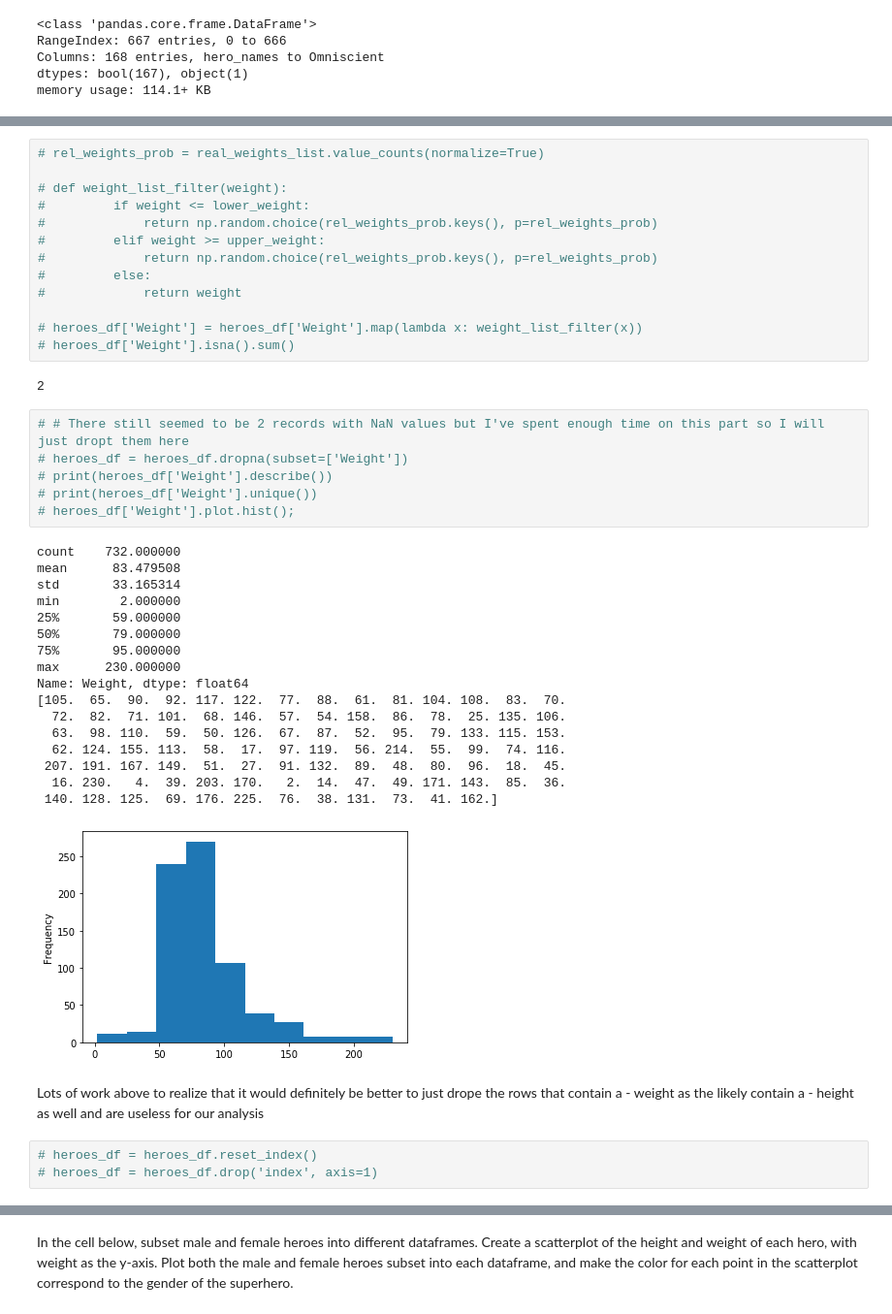
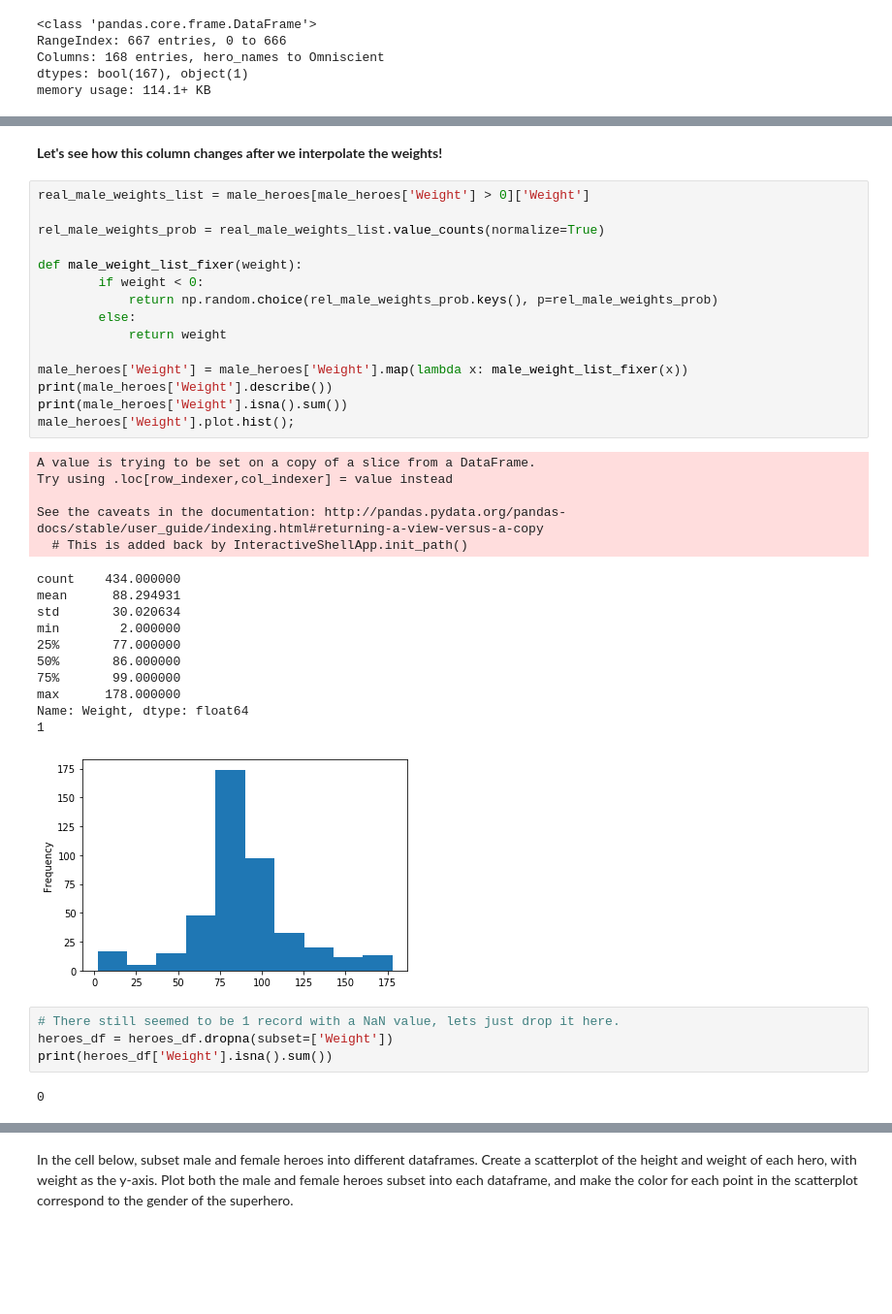
Before and after one commit to tcastanley/dsc-data-cleaning-project-onl01-dtsc-ft-052620, a Jupyter notebook: index.ipynb, the cells around one changed output, grey strips where cells are left out. Shown at 97% size. Drawn from its saved outputs; the diff is of its cells as text; blank space fills up the shorter version.

```diff
--- a/index.ipynb
+++ b/index.ipynb
@@ -221,44 +292,40 @@ heroes_df[heroes_df['Weight'] == -99]
+# %% [markdown]
+**Let's see how this column changes after we interpolate the weights!**
 # %%
-# rel_weights_prob = real_weights_list.value_counts(normalize=True)
+real_male_weights_list = male_heroes[male_heroes['Weight'] > 0]['Weight']
 
-# def weight_list_filter(weight):
-#         if weight <= lower_weight:
-#             return np.random.choice(rel_weights_prob.keys(), p=rel_weights_prob)
-#         elif weight >= upper_weight:
-#             return np.random.choice(rel_weights_prob.keys(), p=rel_weights_prob)
-#         else:
-#             return weight
+rel_male_weights_prob = real_male_weights_list.value_counts(normalize=True)
 
-# heroes_df['Weight'] = heroes_df['Weight'].map(lambda x: weight_list_filter(x))
-# heroes_df['Weight'].isna().sum()
+def male_weight_list_fixer(weight):
+        if weight < 0:
+            return np.random.choice(rel_male_weights_prob.keys(), p=rel_male_weights_prob)
+        else:
+            return weight
+
+male_heroes['Weight'] = male_heroes['Weight'].map(lambda x: male_weight_list_fixer(x))
+print(male_heroes['Weight'].describe())
+print(male_heroes['Weight'].isna().sum())
+male_heroes['Weight'].plot.hist();
 # %% [output]
-2
+A value is trying to be set on a copy of a slice from a DataFrame.
+Try using .loc[row_indexer,col_indexer] = value instead
+
+See the caveats in the documentation: http://pandas.pydata.org/pandas-docs/stable/user_guide/indexing.html#returning-a-view-versus-a-copy
+  # This is added back by InteractiveShellApp.init_path()
+count    434.000000
+mean      88.294931
+std       30.020634
+min        2.000000
+25%       77.000000
+50%       86.000000
+75%       99.000000
+max      178.000000
+Name: Weight, dtype: float64
+1
+[figure, added]
 # %%
-# # There still seemed to be 2 records with NaN values but I've spent enough time on this part so I will just dropt them here
-# heroes_df = heroes_df.dropna(subset=['Weight'])
-# print(heroes_df['Weight'].describe())
-# print(heroes_df['Weight'].unique())
-# heroes_df['Weight'].plot.hist();
+# There still seemed to be 1 record with a NaN value, lets just drop it here.
+heroes_df = heroes_df.dropna(subset=['Weight'])
+print(heroes_df['Weight'].isna().sum())
 # %% [output]
-count    732.000000
-mean      83.479508
-std       33.165314
-min        2.000000
-25%       59.000000
-50%       79.000000
-75%       95.000000
-max      230.000000
-Name: Weight, dtype: float64
-[105.  65.  90.  92. 117. 122.  77.  88.  61.  81. 104. 108.  83.  70.
-  72.  82.  71. 101.  68. 146.  57.  54. 158.  86.  78.  25. 135. 106.
-  63.  98. 110.  59.  50. 126.  67.  87.  52.  95.  79. 133. 115. 153.
-  62. 124. 155. 113.  58.  17.  97. 119.  56. 214.  55.  99.  74. 116.
- 207. 191. 167. 149.  51.  27.  91. 132.  89.  48.  80.  96.  18.  45.
-  16. 230.   4.  39. 203. 170.   2.  14.  47.  49. 171. 143.  85.  36.
- 140. 128. 125.  69. 176. 225.  76.  38. 131.  73.  41. 162.]
+0
-[figure, removed]
-# %% [markdown]
-Lots of work above to realize that it would definitely be better to just drope the rows that contain a - weight as the likely contain a - height as well and are useless for our analysis
-# %%
-# heroes_df = heroes_df.reset_index()
-# heroes_df = heroes_df.drop('index', axis=1)
```
Also changed, not shown: parts of 40 cells of this notebook.
